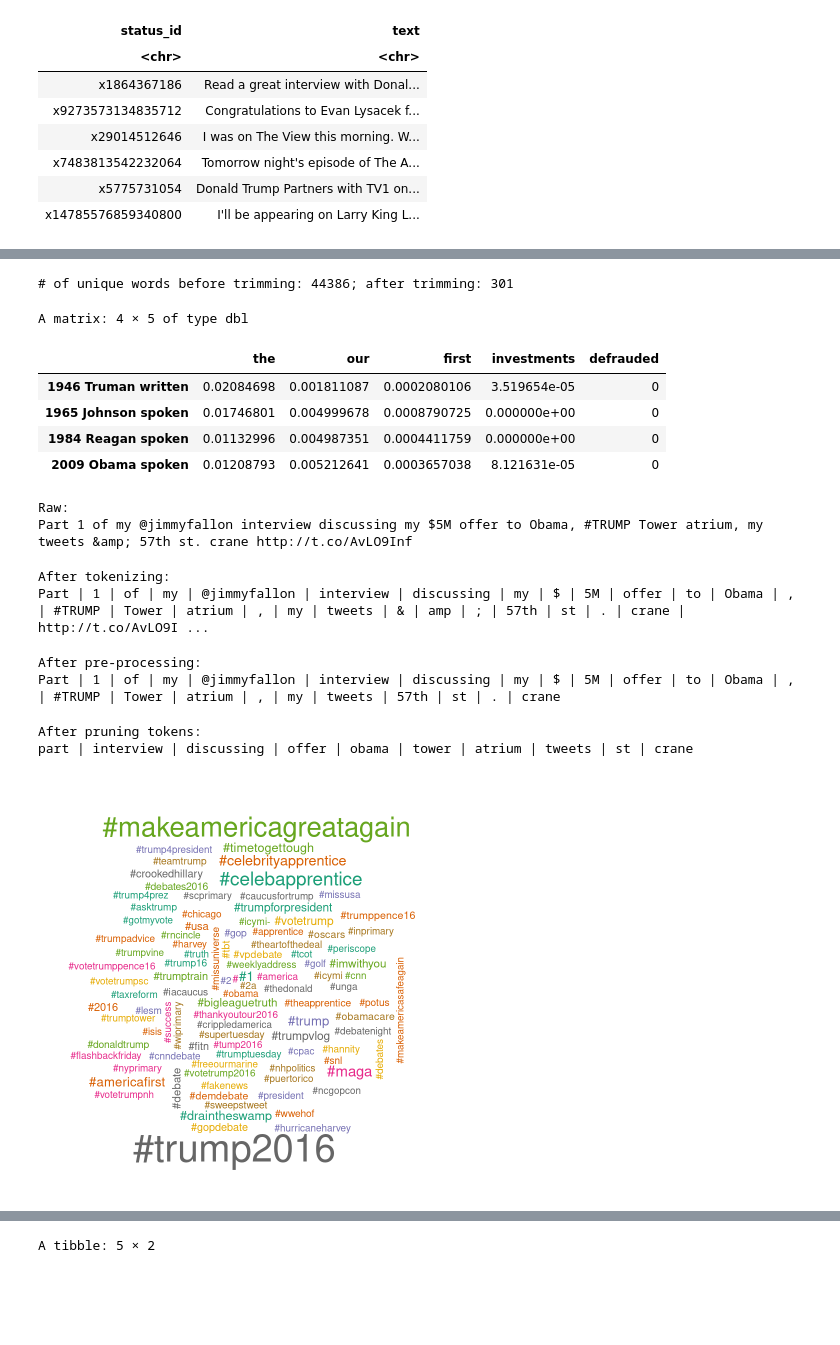
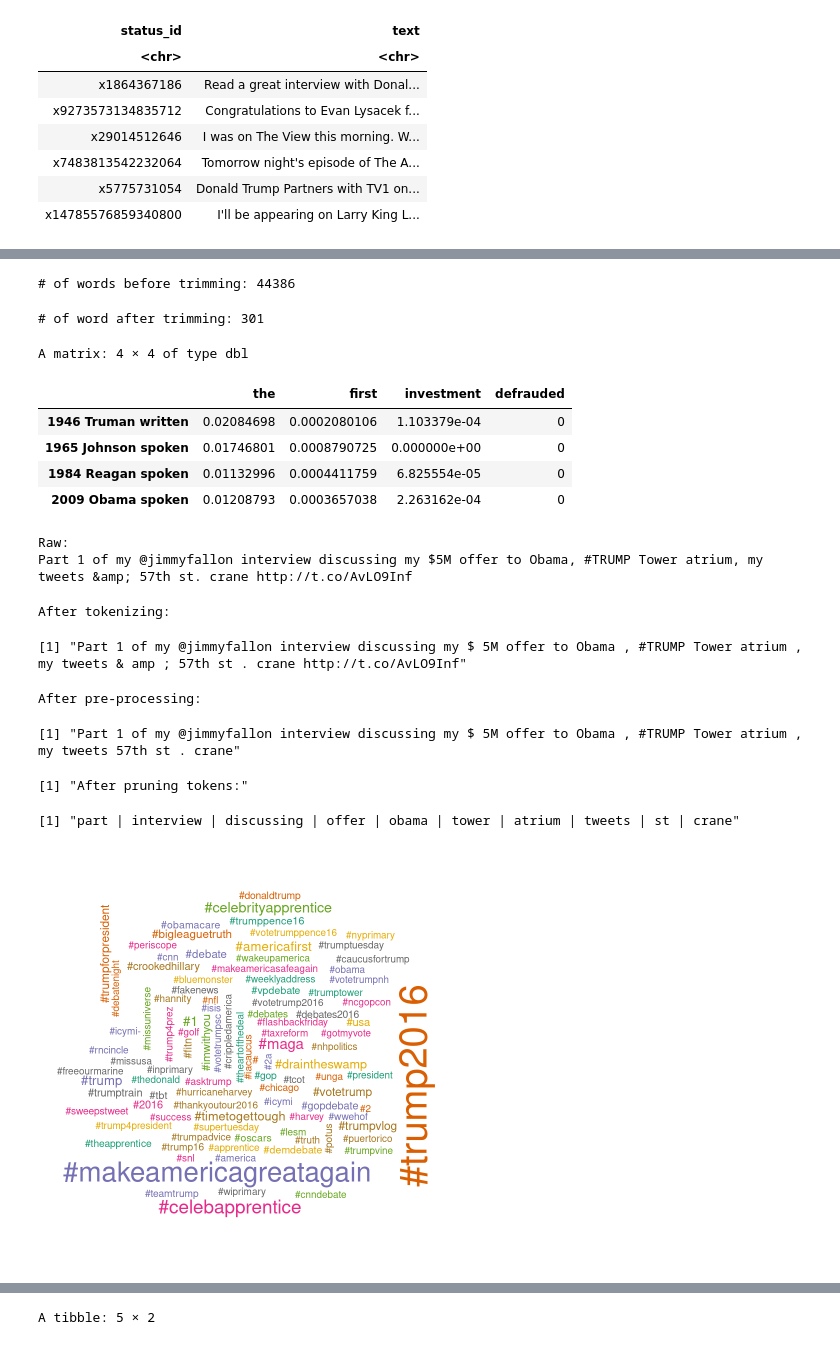
Before and after one commit to ccs-amsterdam/ccsbook, a Jupyter notebook: chapter10/dtm_r.ipynb, the cells around one changed output, grey strips where cells are left out. Drawn from its saved outputs; the diff is of its cells as text; code cells hidden in the pictures; blank space fills up the shorter version.

```diff
--- a/chapter10/dtm_r.ipynb
+++ b/chapter10/dtm_r.ipynb
@@ -108,6 +127,7 @@ textplot_wordcloud(d, max_words=200)
 # %%
-url = "http://cssbook.net/d/trumptweets.csv"
-tweets = read_csv(url, col_types=cols_only(text='c', status_id='c'))
+url = "https://cssbook.net/d/trumptweets.csv"
+tweets = read_csv(url,
+    col_types=cols_only(text="c", status_id="c"))
 head(tweets)
 # %% [output]
 A tibble: 6 × 2
@@ -133,52 +159,68 @@ Now 177 stopwords: go, one, i, me, my...
 # %%
-d_trim = dfm_trim(d, min_docfreq = 0.005, max_docfreq = 0.75, docfreq_type = "prop")
-glue("# of unique words before trimming: {ncol(d)}; after trimming: {ncol(d_trim)}")
+glue("# of words before trimming: {ncol(d)}")
+d_trim = dfm_trim(d, min_docfreq = 0.005,
+                  max_docfreq = 0.75,
+                  docfreq_type = "prop")
+glue("# of word after trimming: {ncol(d_trim)}")
 # %% [output]
-# of unique words before trimming: 44386; after trimming: 301
+# of words before trimming: 44386
+# of word after trimming: 301
 # %%
-d_tf = corpus(sotu) %>% dfm() %>% dfm_tfidf(scheme_tf="prop", smoothing=1)
-as.matrix(d_tf [c(3, 25, 50, 75), c("the", "our", "first", "investments", "defrauded")])
+d_tf = corpus(sotu) %>%
+  tokens() %>%
+  dfm() %>%
+  dfm_tfidf(scheme_tf="prop", smoothing=1)
+as.matrix(
+  d_tf[c(3, 25, 50, 75),
+       c("the","first","investment","defrauded")])
 # %% [output]
-A matrix: 4 × 5 of type dbl
+A matrix: 4 × 4 of type dbl
-|  | the | our | first | investments | defrauded |
-| 1946 Truman written | 0.02084698 | 0.001811087 | 0.0002080106 | 3.519654e-05 | 0 |
-| 1965 Johnson spoken | 0.01746801 | 0.004999678 | 0.0008790725 | 0.000000e+00 | 0 |
-| 1984 Reagan spoken | 0.01132996 | 0.004987351 | 0.0004411759 | 0.000000e+00 | 0 |
-| 2009 Obama spoken | 0.01208793 | 0.005212641 | 0.0003657038 | 8.121631e-05 | 0 |
+|  | the | first | investment | defrauded |
+| 1946 Truman written | 0.02084698 | 0.0002080106 | 1.103379e-04 | 0 |
+| 1965 Johnson spoken | 0.01746801 | 0.0008790725 | 0.000000e+00 | 0 |
+| 1984 Reagan spoken | 0.01132996 | 0.0004411759 | 6.825554e-05 | 0 |
+| 2009 Obama spoken | 0.01208793 | 0.0003657038 | 2.263162e-04 | 0 |
 # %%
-single_tweet = tweets$text[tweets$status_id == "x263687274812813312"]
+id="x263687274812813312"
+single_tweet = tweets$text[tweets$status_id == id]
 glue("Raw:\n{single_tweet}")
 tweet_tokens = tokens(single_tweet)
-glue("After tokenizing:\n{paste(tweet_tokens, collapse=' | ')}")
+glue("After tokenizing:")
+paste(tweet_tokens, collapse=" ")
 # %% [output]
 Raw:
 Part 1 of my @jimmyfallon interview discussing my $5M offer to Obama, #TRUMP Tower atrium, my tweets &amp; 57th st. crane http://t.co/AvLO9Inf
 After tokenizing:
-Part | 1 | of | my | @jimmyfallon | interview | discussing | my | $ | 5M | offer | to | Obama | , | #TRUMP | Tower | atrium | , | my | tweets | & | amp | ; | 57th | st | . | crane | http://t.co/AvLO9I ...
+[1] "Part 1 of my @jimmyfallon interview discussing my $ 5M offer to Obama , #TRUMP Tower atrium , my tweets & amp ; 57th st . crane http://t.co/AvLO9Inf"
 # %%
-single_tweet = single_tweet  %>% str_remove_all("\\bhttps?://\\S*|&\\w+;")
+single_tweet = single_tweet  %>%
+  str_remove_all("\\bhttps?://\\S*|&\\w+;")
 tweet_tokens = tokens(single_tweet)
-glue("After pre-processing:\n{paste(tweet_tokens, collapse=' | ')}")
+glue("After pre-processing:")
+paste(tweet_tokens, collapse=" ")
 # %% [output]
 After pre-processing:
-Part | 1 | of | my | @jimmyfallon | interview | discussing | my | $ | 5M | offer | to | Obama | , | #TRUMP | Tower | atrium | , | my | tweets | 57th | st | . | crane
+[1] "Part 1 of my @jimmyfallon interview discussing my $ 5M offer to Obama , #TRUMP Tower atrium , my tweets 57th st . crane"
 # %%
-tweet_tokens = tweet_tokens  %>% tokens_tolower()  %>%
-  tokens_remove(stopwords('english')) %>%
-  tokens_keep("^\\p{LETTER}", valuetype='regex')
-glue("After pruning tokens:\n{paste(tweet_tokens, collapse=' | ')}")
+tweet_tokens = tweet_tokens %>%
+  tokens_tolower()  %>%
+  tokens_remove(stopwords("english")) %>%
+  tokens_keep("^\\p{LETTER}", valuetype="regex")
+print("After pruning tokens:")
+paste(tweet_tokens, collapse=" | ")
 # %% [output]
-After pruning tokens:
-part | interview | discussing | offer | obama | tower | atrium | tweets | st | crane
+[1] "After pruning tokens:"
+[1] "part | interview | discussing | offer | obama | tower | atrium | tweets | st | crane"
 # %%
 dfm_cleaned = tweets %>%
   corpus() %>%
   tokens()  %>%
-  tokens_keep("^#", valuetype='regex')  %>%
+  tokens_keep("^#", valuetype="regex")  %>%
   dfm()
 colors = RColorBrewer::brewer.pal(8, "Dark2")
-textplot_wordcloud(dfm_cleaned, max_words=100, min_size = 1, max_size=4,
-                   random_order = TRUE, random_color= TRUE, color=colors)
+textplot_wordcloud(dfm_cleaned, max_words=100,
+    min_size = 1, max_size=4, random_order=TRUE,
+    random_color= TRUE, color=colors)
 # %% [output]
-[figure, old version]
+[figure, new version]
 # %%
```
Also changed, not shown: parts of 25 cells of this notebook, 1 other file.
